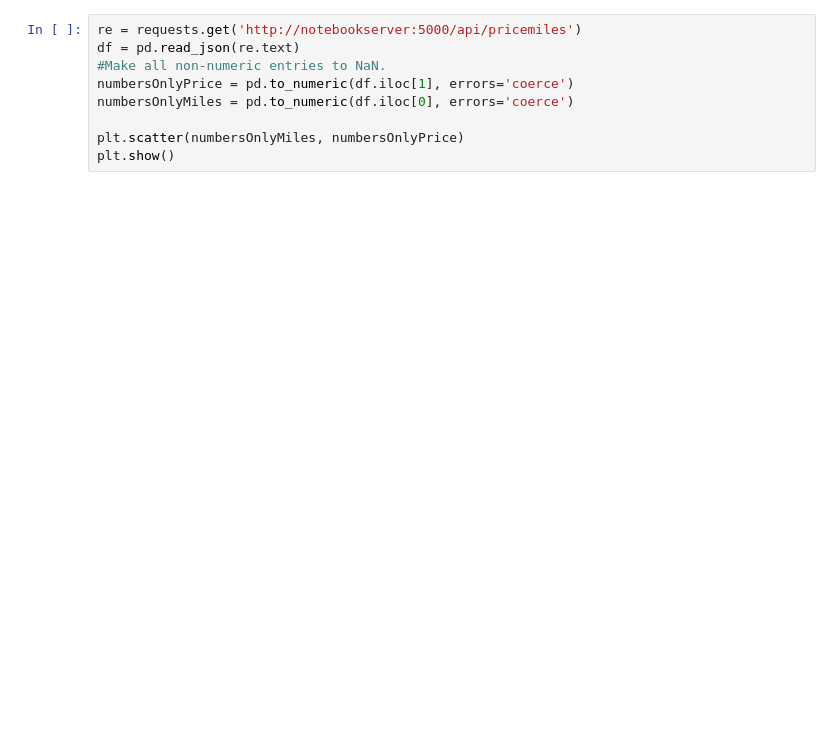
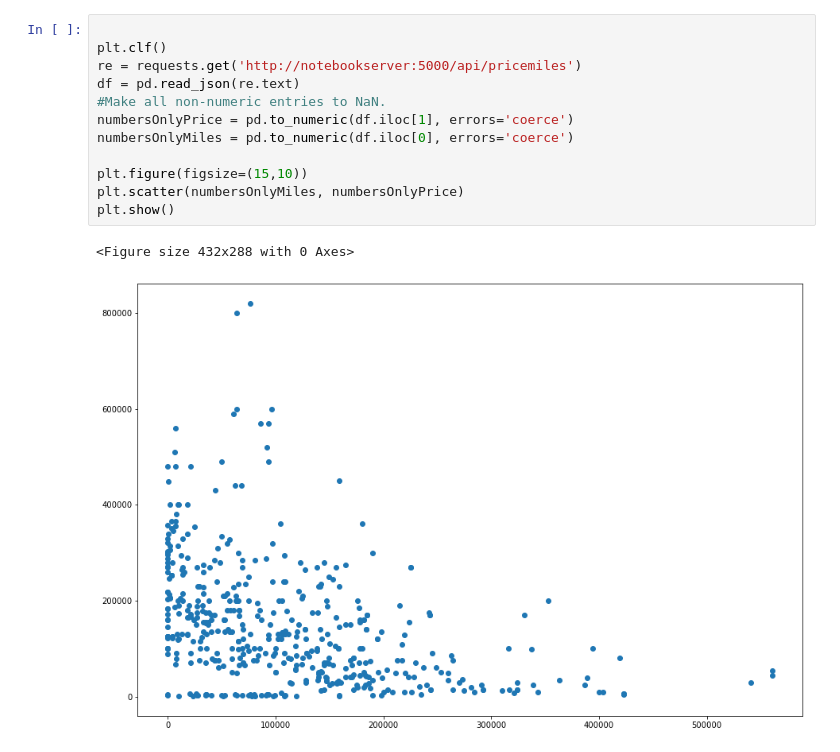
Before and after one commit to Paepke-cph/PythonProject, a Jupyter notebook: client/src/plot.ipynb, the cells around one changed output. Saved outputs shown, nothing was run; the diff lists cells and outputs as text; blank space fills up the shorter version.

```diff
--- a/client/src/plot.ipynb
+++ b/client/src/plot.ipynb
@@ -29,10 +21,16 @@ plt.pie(count,labels=make)
 # %%
+
+plt.clf()
 re = requests.get('http://notebookserver:5000/api/pricemiles')
 df = pd.read_json(re.text)
 #Make all non-numeric entries to NaN.
 numbersOnlyPrice = pd.to_numeric(df.iloc[1], errors='coerce')
 numbersOnlyMiles = pd.to_numeric(df.iloc[0], errors='coerce')
 
+plt.figure(figsize=(15,10))
 plt.scatter(numbersOnlyMiles, numbersOnlyPrice)
 plt.show()
+# %% [output]
+<Figure size 432x288 with 0 Axes>
+[figure, added]
 # %%
```
Also changed, not shown: parts of 6 cells of this notebook.
